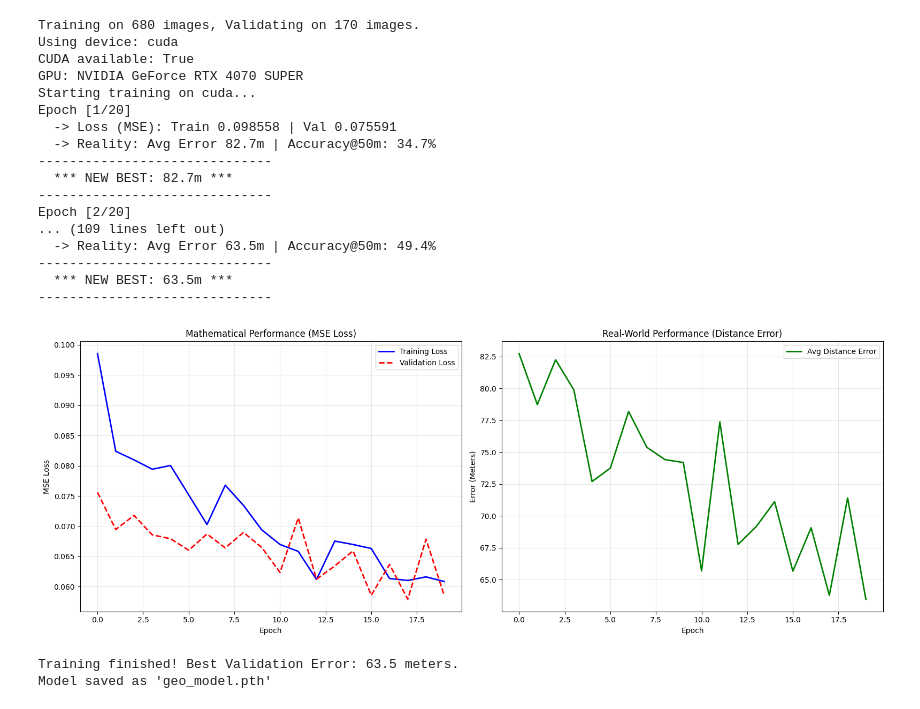
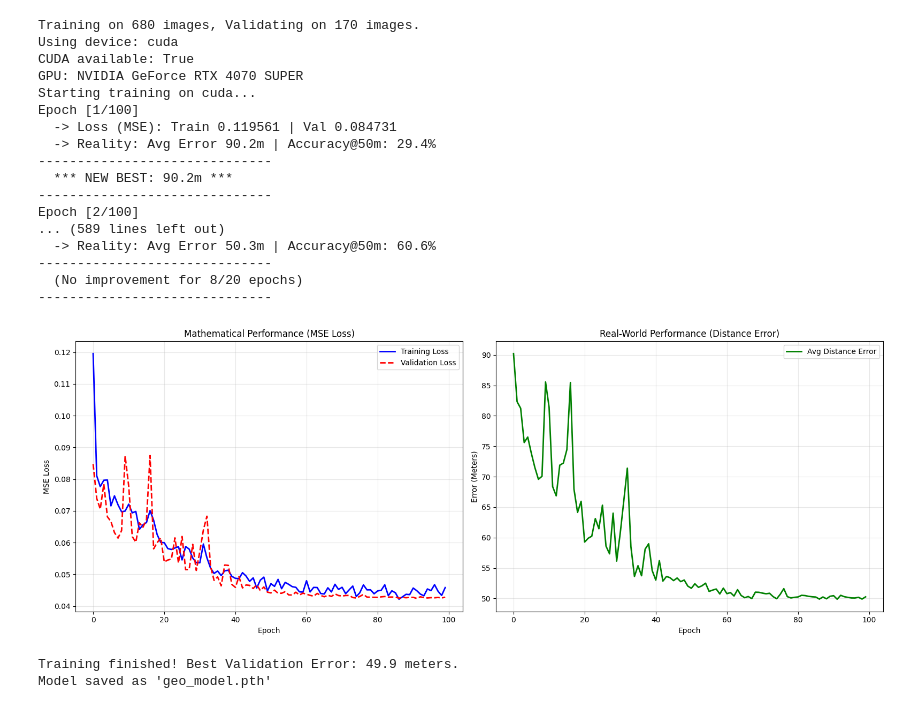
Before and after one commit to tal-sch/geolocalization-ai, a Jupyter notebook: DL_Project.ipynb, the cells around one changed output. Cells and saved outputs as stored; diff of their text form; code cells hidden in the pictures.

```diff
--- a/DL_Project.ipynb
+++ b/DL_Project.ipynb
@@ -57,6 +57,30 @@ def extractCoordinates(image_path):
         return lat, lon
 
     return None
+# %%
+
+class SmartResize:
+    def __init__(self, target_size=(256, 192)):
+        # target_size is (Height, Width)
+        self.target_h, self.target_w = target_size
+
+    def __call__(self, img):
+        # 1. Calculate current aspect ratio
+        w, h = img.size
+        current_ratio = h / w  # Height / Width
+        target_ratio = self.target_h / self.target_w
+
+        # 2. Check if it's "close enough" (within 5% tolerance)
+        if abs(current_ratio - target_ratio) < 0.05:
+            # It is already 4:3 -> Just resize directly (No cropping needed)
+            return TF.resize(img, (self.target_h, self.target_w))
+        else:
+            # It is NOT 4:3 -> Resize short side to fit, then Crop
+            # This prevents squashing
+            return T.Compose([
+                T.Resize(self.target_h),       # Resize height to 256
+                T.CenterCrop((self.target_h, self.target_w)) # Crop width to 192
+            ])(img)
 # %%
 def haversine_distance(coord1, coord2):
     """
@@ -84,7 +108,7 @@ class GeolocalizationDataset(Dataset):
         self.image_paths = image_paths
         self.coordinates = coordinates
 
-        transformations = [T.Resize((256, 192))]
+        transformations = [SmartResize((256, 192))]
 
         if is_train == True:
             transformations.append(T.ColorJitter(brightness=0.5, contrast=0.5, saturation=0.5))
@@ -107,6 +131,7 @@ class GeolocalizationDataset(Dataset):
         # 1. Load the image using the path from our list
         img_path = self.image_paths[idx]
         image = Image.open(img_path).convert('RGB')
+        image = image.rotate(-90, expand=True)
 
         # 2. Apply the vertical-to-square transform
         image = self.transform(image)
@@ -278,8 +335,8 @@ if __name__ == "__main__":
     val_dist_history = []
     best_dist = float('inf')
     patience_counter = 0
-    early_stopping_patience = 8
-    epochs = 20
+    early_stopping_patience = 20
+    epochs = 100
     print(f"Starting training on {device}...")
 
     for epoch in range(epochs):
@@ -382,43 +439,43 @@ if __name__ == "__main__":
     ax1.set_xlabel('Epoch')
     ax1.set_ylabel('MSE Loss')
     ax1.legend()
     ax1.grid(True, alpha=0.3)
 
     # Right Plot: Physical Distance Error (Meters)
     ax2.plot(val_dist_history, label='Avg Distance Error', color='green', linewidth=2)
     ax2.set_title('Real-World Performance (Distance Error)')
     ax2.set_xlabel('Epoch')
     ax2.set_ylabel('Error (Meters)')
     ax2.legend()
     ax2.grid(True, alpha=0.3)
 
     plt.tight_layout()
     plt.show()
 
     # Save the model weights
     torch.save(model.state_dict(), 'geo_model.pth')
     print(f"\nTraining finished! Best Validation Error: {best_dist:.1f} meters.")
     print("Model saved as 'geo_model.pth'")
 # %% [output]
 Training on 680 images, Validating on 170 images.
 Using device: cuda
 CUDA available: True
 GPU: NVIDIA GeForce RTX 4070 SUPER
 Starting training on cuda...
-Epoch [1/20]
-  -> Loss (MSE): Train 0.098558 | Val 0.075591
-  -> Reality: Avg Error 82.7m | Accuracy@50m: 34.7%
+Epoch [1/100]
+  -> Loss (MSE): Train 0.119561 | Val 0.084731
+  -> Reality: Avg Error 90.2m | Accuracy@50m: 29.4%
 ------------------------------
-  *** NEW BEST: 82.7m ***
+  *** NEW BEST: 90.2m ***
 ------------------------------
-Epoch [2/20]
-... (109 lines left out)
-  -> Reality: Avg Error 63.5m | Accuracy@50m: 49.4%
+Epoch [2/100]
+... (589 lines left out)
+  -> Reality: Avg Error 50.3m | Accuracy@50m: 60.6%
 ------------------------------
-  *** NEW BEST: 63.5m ***
+  (No improvement for 8/20 epochs)
 ------------------------------
-[figure, old version]
+[figure, new version]
-Training finished! Best Validation Error: 63.5 meters.
+Training finished! Best Validation Error: 49.9 meters.
 Model saved as 'geo_model.pth'
 # %%
 
```
Also changed, not shown: parts of 2 cells of this notebook.
